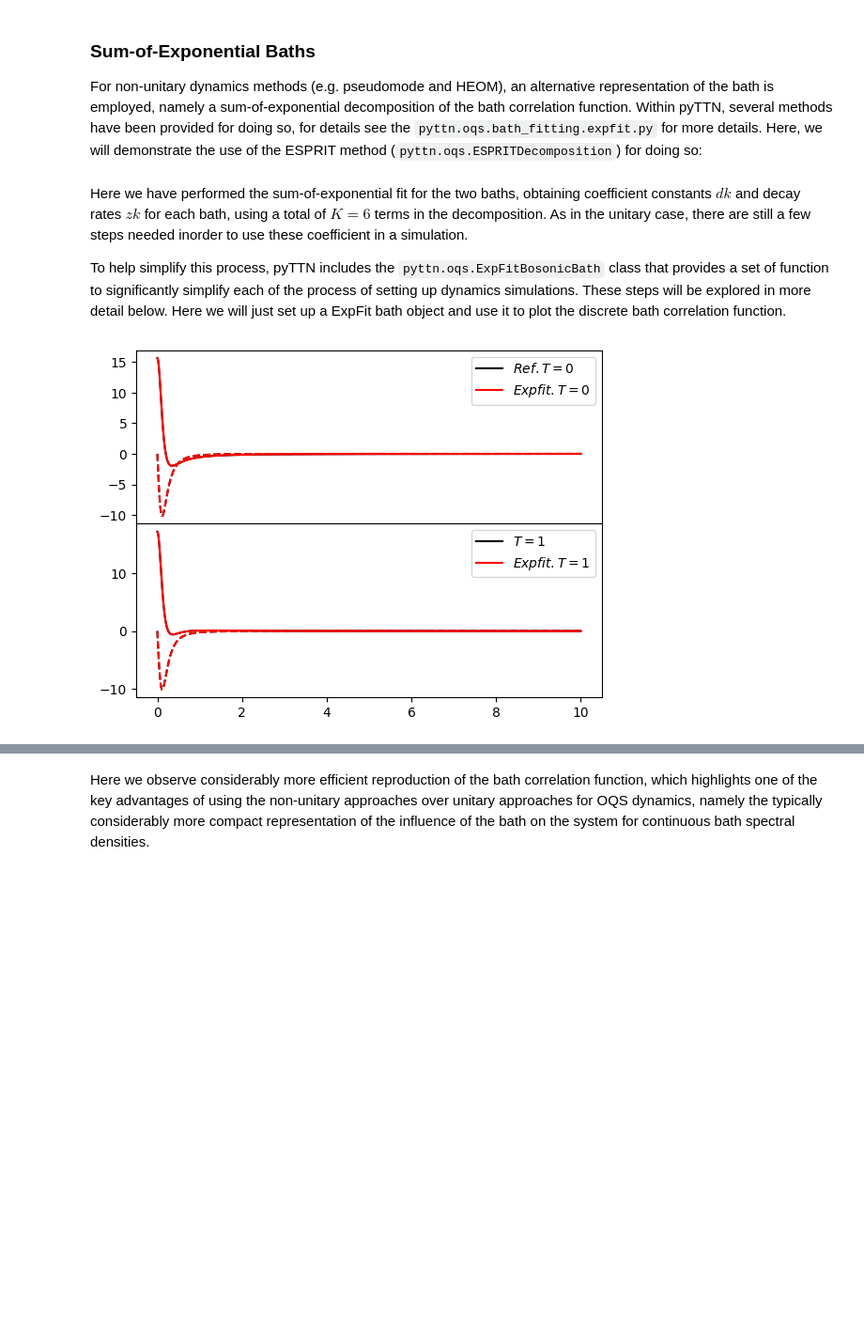
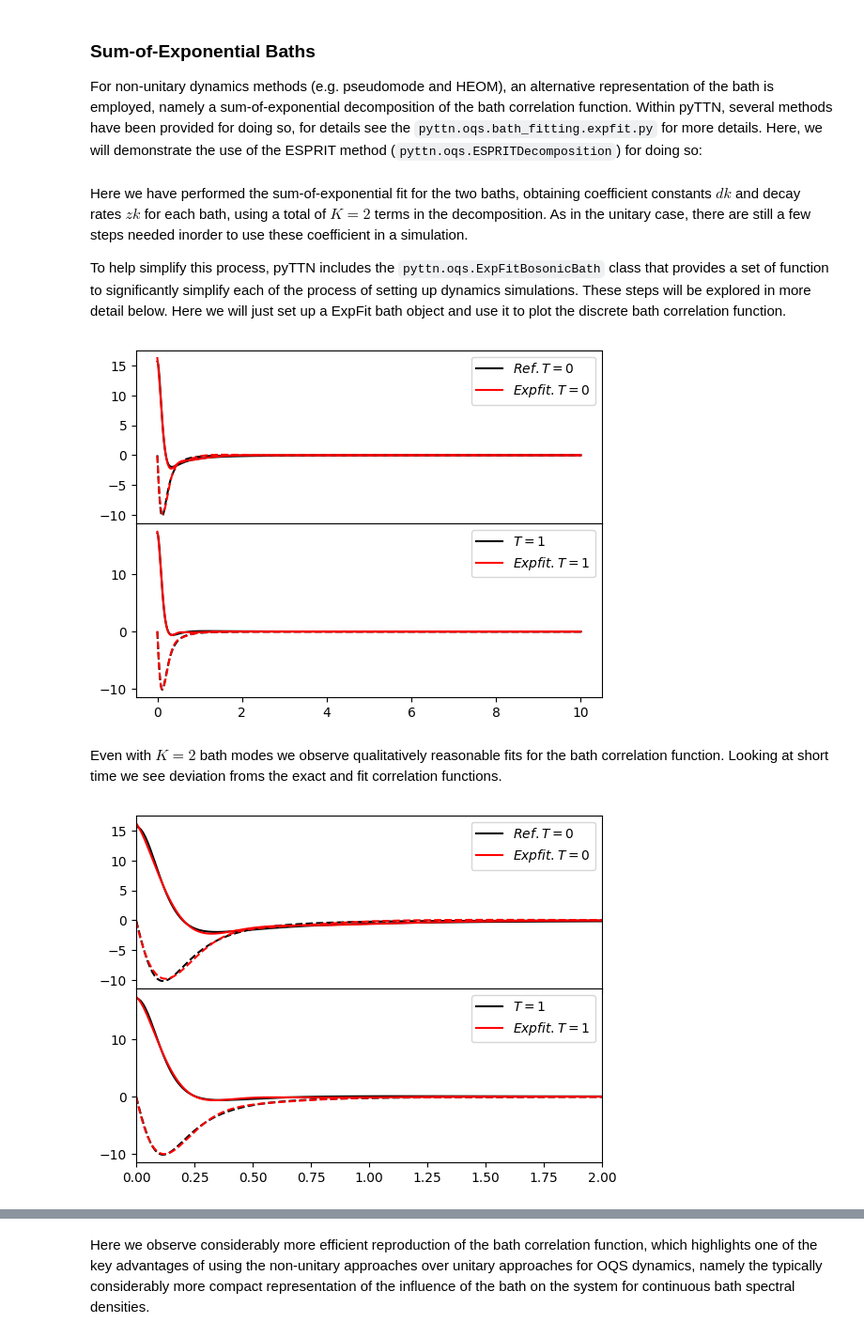
Before and after one commit to llindoy/pyttn, a Jupyter notebook: tutorials/open_quantum_systems/oqs_expfit_bath.ipynb, the cells around one changed output, grey strips where cells are left out. Shown: that part at 94% size. Drawn from its saved outputs; the diff is of its cells as text; code cells hidden in the pictures; blank space fills up the shorter version.

Commit message:
Updated exponential bath fitting example

```diff
--- a/tutorials/open_quantum_systems/oqs_expfit_bath.ipynb
+++ b/tutorials/open_quantum_systems/oqs_expfit_bath.ipynb
@@ -198,13 +107,13 @@ tmax = 15
 nstep = int(tmax/dt)+1
 
 #specify the number of terms in the sum-of-exponential fit
-K=6
+K=2
 
 #fit the zero and finite temperature baths
 dk0, zk0 = bath_zero_T.expfit(oqs.ESPRITDecomposition(K=K, tmax=nstep*dt, Nt = nstep))
 dk1, zk1 = bath_finite_T.expfit(oqs.ESPRITDecomposition(K=K, tmax=nstep*dt, Nt = nstep))
 # %% [markdown]
-Here we have performed the sum-of-exponential fit for the two baths, obtaining coefficient constants $dk$ and decay rates $zk$ for each bath, using a total of $K=6$ terms in the decomposition.  As in the unitary case, there are still a few steps needed inorder to use these coefficient in a simulation.
+Here we have performed the sum-of-exponential fit for the two baths, obtaining coefficient constants $dk$ and decay rates $zk$ for each bath, using a total of $K=2$ terms in the decomposition.  As in the unitary case, there are still a few steps needed inorder to use these coefficient in a simulation.
 
  To help simplify this process, pyTTN includes the `pyttn.oqs.ExpFitBosonicBath` class that provides a set of function to significantly simplify each of the process of setting up dynamics simulations.  These steps will be explored in more detail below.  Here we will just set up a ExpFit bath object and use it to plot the discrete bath correlation function.
 # %%
@@ -235,4 +144,30 @@ ax[1].legend()
 
 plt.show()
 # %% [output]
-[figure, old version]
+[figure, new version]
+# %% [markdown]
+Even with $K=2$ bath modes we observe qualitatively reasonable fits for the bath correlation function.  Looking at short time we see deviation froms the exact and fit correlation functions.
+# %%
+
+fig, ax = plt.subplots(nrows=2, ncols=1, sharex = True)
+plt.subplots_adjust(hspace=0, wspace=0)
+
+ax[0].set_xlim([0, 2])
+
+#plot the bath correlation functions
+ax[0].plot(t, np.real(Ct0), 'k', label=r"$Ref. T=0$")
+ax[0].plot(t, np.imag(Ct0), 'k--')
+ax[0].plot(t, np.real(Ctd0), 'r', label=r"$Expfit. T=0$")
+ax[0].plot(t, np.imag(Ctd0), 'r--')
+
+ax[1].plot(t, np.real(Ct1), 'k', label=r"$T=1$")
+ax[1].plot(t, np.imag(Ct1), 'k--')
+ax[1].plot(t, np.real(Ctd1), 'r', label=r"$Expfit. T=1$")
+ax[1].plot(t, np.imag(Ctd1), 'r--')
+
+ax[0].legend()
+ax[1].legend()
+
+plt.show()
+# %% [output]
+[figure, added]
```
Also changed, not shown: parts of 9 cells of this notebook.
